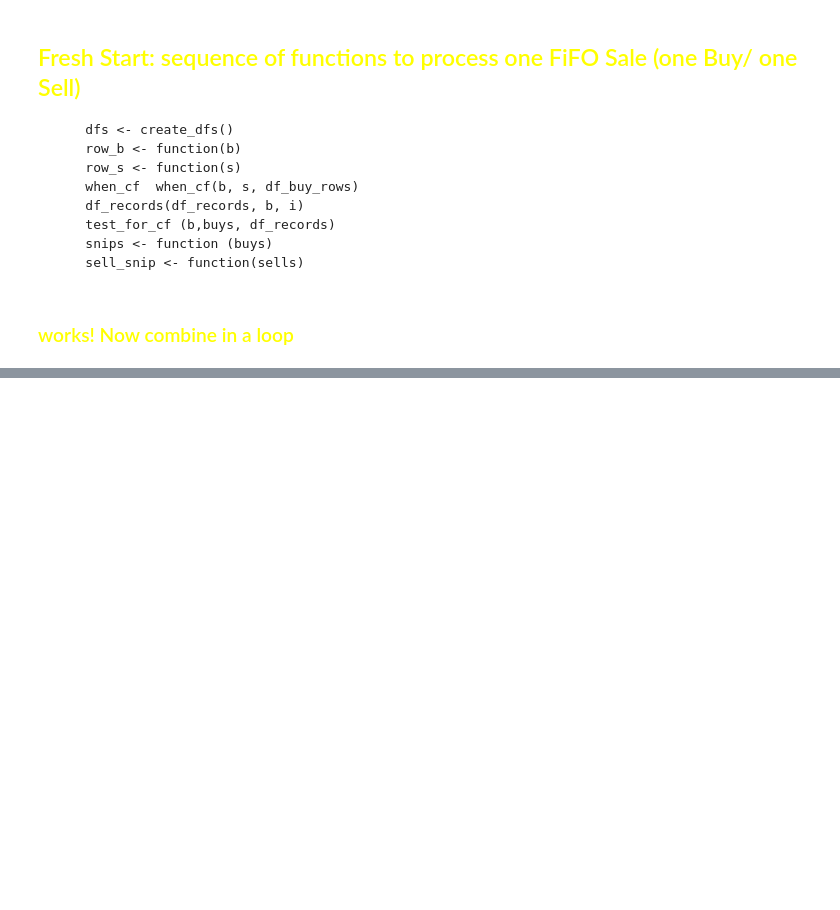
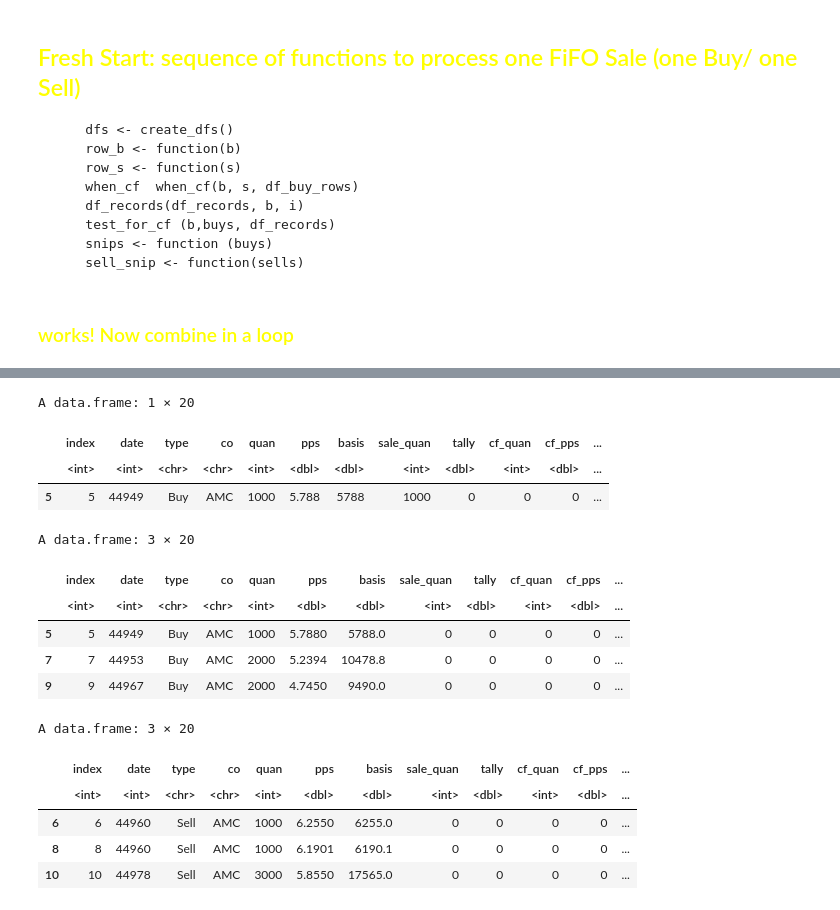
Before and after one commit to GrayCoHub/fifo_by_rows, a Jupyter notebook: fifo_rows.ipynb, the cells around one changed output, grey strips where cells are left out. Cells and saved outputs as stored; diff of their text form; code cells hidden in the pictures; blank space fills up the shorter version.

```diff
--- a/fifo_rows.ipynb
+++ b/fifo_rows.ipynb
@@ -459,6 +475,0 @@ head(sells, 3)
-# %%
-# Run the fcts (w/out create_dfs)
-
-
-b <- buys[1, ]
-s <- sells[1, ]
@@ -468,5 +475,0 @@ print(s)
-# %%
-b <- when_cf(b, df_buy_rows)
-buys <- df_records(buys, b)
-buys <- snips(buys, sells)
-sells <- sell_snip(sells)
@@ -474,0 +506,12 @@ df_buy_rows
+# %%
+# Call the combo function, will return a list of dfs
+dfs <- create_dfs()
+
+# Access the dataframes from returned list
+df <- dfs$df
+df_records <- dfs$df_records
+buys <- dfs$buys
+sells <- dfs$sells
+
+b <- row_b(b)
+s <- row_s(s)
@@ -474,0 +530,18 @@ df_buy_rows
+# %%
+for(i in 1:nrow(df[1:2, ])) {
+
+    cat("test print ", i, "\n")
+
+    b <- row_b(b)
+    s <- row_s(s)
+
+    df_records <- df_create_records(df_records, b, i)
+    df_records <- when_cf(b, s, df_records)
+    buys <- snips(b,buys, df_records)
+    sells <- sell_snip(sells)
+
+    df_records[i,]
+    print(buys[i, ])
+    print(sells[i, ])
+    cat("newline ", "\n")
+    }
@@ -474,0 +566,21 @@ df_buy_rows
+# %%
+head(df_records)
+head(buys,3)
+head(sells,3)
+# %% [output]
+A data.frame: 1 × 20
+|  | index | date | type | co | quan | pps | basis | sale_quan | tally | cf_quan | cf_pps | ... |
+|  | <int> | <int> | <chr> | <chr> | <int> | <dbl> | <dbl> | <int> | <dbl> | <int> | <dbl> | ... |
+| 5 | 5 | 44949 | Buy | AMC | 1000 | 5.788 | 5788 | 1000 | 0 | 0 | 0 | ... |
+A data.frame: 3 × 20
+|  | index | date | type | co | quan | pps | basis | sale_quan | tally | cf_quan | cf_pps | ... |
+|  | <int> | <int> | <chr> | <chr> | <int> | <dbl> | <dbl> | <int> | <dbl> | <int> | <dbl> | ... |
+| 5 | 5 | 44949 | Buy | AMC | 1000 | 5.7880 | 5788.0 | 0 | 0 | 0 | 0 | ... |
+| 7 | 7 | 44953 | Buy | AMC | 2000 | 5.2394 | 10478.8 | 0 | 0 | 0 | 0 | ... |
+| 9 | 9 | 44967 | Buy | AMC | 2000 | 4.7450 | 9490.0 | 0 | 0 | 0 | 0 | ... |
+A data.frame: 3 × 20
+|  | index | date | type | co | quan | pps | basis | sale_quan | tally | cf_quan | cf_pps | ... |
+|  | <int> | <int> | <chr> | <chr> | <int> | <dbl> | <dbl> | <int> | <dbl> | <int> | <dbl> | ... |
+| 6 | 6 | 44960 | Sell | AMC | 1000 | 6.2550 | 6255.0 | 0 | 0 | 0 | 0 | ... |
+| 8 | 8 | 44960 | Sell | AMC | 1000 | 6.1901 | 6190.1 | 0 | 0 | 0 | 0 | ... |
+| 10 | 10 | 44978 | Sell | AMC | 3000 | 5.8550 | 17565.0 | 0 | 0 | 0 | 0 | ... |
```
Also changed, not shown: parts of 30 cells of this notebook.
